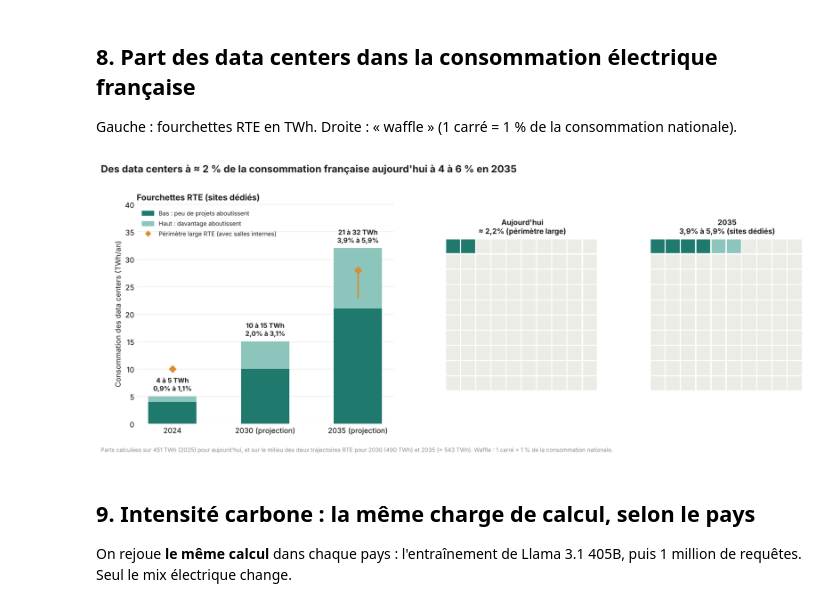
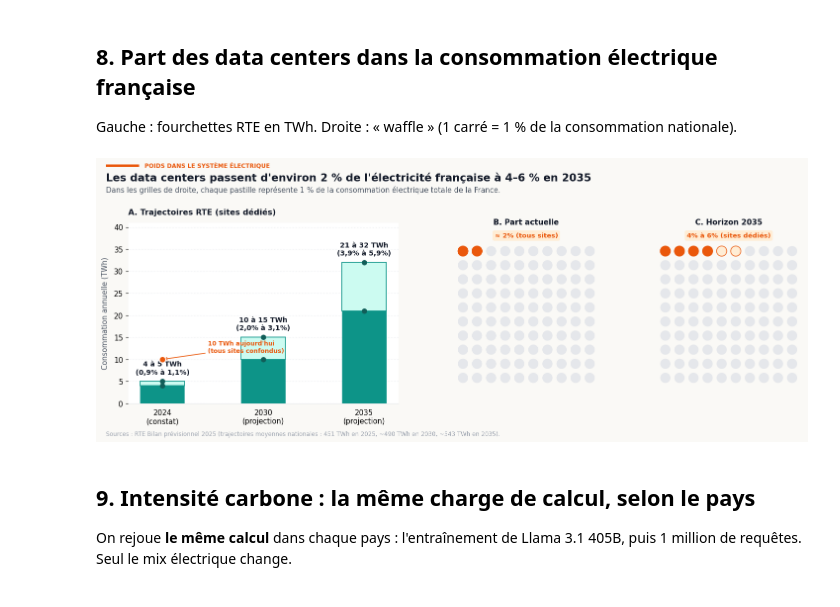
Before and after one commit to DufaudSimon/Projet_Impact_IA_Generative, a Jupyter notebook: Data/Data_centers/Data_center_donnees_externes.ipynb, the cells around one changed output. Cells and saved outputs as stored; diff of their text form; code cells hidden in the pictures.

```diff
--- a/Data/Data_centers/Data_center_donnees_externes.ipynb
+++ b/Data/Data_centers/Data_center_donnees_externes.ipynb
@@ -145,55 +196,79 @@ plt.show()
 ## 8. Part des data centers dans la consommation électrique française
 Gauche : fourchettes RTE en TWh. Droite : « waffle » (1 carré = 1 % de la consommation nationale).
 # %%
-conso = {2025: ext("Consommation électrique France", 2025)}
-for a in (2030, 2035):                                          # milieu des deux trajectoires RTE
-    conso[a] = (ext("Consommation électrique France", a) + ext("Consommation électrique France", a, "valeur_haute")) / 2
-conso[2024] = conso[2025]                                       # base « aujourd'hui »
+conso = {
+    2024: ext("Consommation électrique France", 2025),
+    2030: (ext("Consommation électrique France", 2030, "valeur_basse") + ext("Consommation électrique France", 2030, "valeur_haute")) / 2,
+    2035: (ext("Consommation électrique France", 2035, "valeur_basse") + ext("Consommation électrique France", 2035, "valeur_haute")) / 2,
+}
+dc = {a: (ext("Conso. data centers, sites dédiés", a, "valeur_basse"), ext("Conso. data centers, sites dédiés", a, "valeur_haute")) for a in (2024, 2030, 2035)}
+part = {a: (dc[a][0] / conso[a], dc[a][1] / conso[a]) for a in dc}
+part_large_auj = ext("Conso. data centers, périmètre large", 2026) / conso[2024]
 
-dc = {a: (ext("Conso. data centers, sites dédiés", a), ext("Conso. data centers, sites dédiés", a, "valeur_haute")) for a in (2024, 2030, 2035)}
-part = {a: (dc[a][0] / conso[a], dc[a][1] / conso[a]) for a in dc}
-part_large_auj = ext("Conso. data centers, périmètre large", 2026) / conso[2025]
+fig = plt.figure(figsize=(15, 5.8))
+fig.patch.set_facecolor(BG)
+gs = fig.add_gridspec(1, 3, width_ratios=[1.45, 0.8, 0.8], wspace=0.28)
 
-fig = plt.figure(figsize=(15, 6.2))
-gs = fig.add_gridspec(1, 3, width_ratios=[1.35, .8, .8], wspace=.28)
 ax = fig.add_subplot(gs[0])
+ax.set_facecolor(CARD)
+annees = ["2024\n(constat)", "2030\n(projection)", "2035\n(projection)"]
 xs = np.arange(3)
+
 for x, a in zip(xs, (2024, 2030, 2035)):
     lo, hi = dc[a]
-    ax.bar(x, lo, color=VERT, width=.52, zorder=3)
-    ax.bar(x, hi - lo, bottom=lo, color="#8cc5bc", width=.52, zorder=3)
-    ax.text(x, hi + 1, f"{fmt(lo)} à {fmt(hi)} TWh\n{part[a][0]:.1%} à {part[a][1]:.1%}".replace(".", ","), ha="center", fontsize=10, fontweight="bold")
-ax.scatter([0, 2], [ext("Conso. data centers, périmètre large", 2026), ext("Conso. data centers, périmètre large", 2035, "valeur_haute")],
-           marker="D", color=ORANGE, zorder=4, s=55, label="Périmètre large RTE (avec salles internes)")
-ax.plot([2, 2], [ext("Conso. data centers, périmètre large", 2035), ext("Conso. data centers, périmètre large", 2035, "valeur_haute")], color=ORANGE, lw=2, zorder=3)
-ax.set_xticks(xs, ["2024", "2030 (projection)", "2035 (projection)"]); ax.set_ylim(0, 40)
-ax.set_ylabel("Consommation des data centers (TWh/an)")
-ax.legend(handles=[Patch(color=VERT, label="Bas : peu de projets aboutissent"), Patch(color="#8cc5bc", label="Haut : davantage aboutissent"),
-                   plt.Line2D([], [], marker="D", color=ORANGE, ls="", label="Périmètre large RTE (avec salles internes)")],
-          frameon=False, loc="upper left", fontsize=9)
-ax.set_title("Fourchettes RTE (sites dédiés)"); ax.yaxis.grid(True, color="#e8e8e3", zorder=0)
-for s in ("left", "bottom"): ax.spines[s].set_visible(False)
-ax.tick_params(length=0)
+    ax.bar(x, lo, width=0.44, color=TEAL, zorder=3)
+    ax.bar(x, hi - lo, bottom=lo, width=0.44, color=TEAL_SOFT, edgecolor=TEAL, linewidth=1.2, zorder=3)
+    ax.scatter([x, x], [lo, hi], color=TEAL_DARK, s=45, zorder=4)
+    pct_str = f"{part[a][0]:.1%} à {part[a][1]:.1%}".replace(".", ",")
+    ax.text(x, hi + 1.3, f"{fmt(lo, 0)} à {fmt(hi, 0)} TWh\n({pct_str})", ha="center", va="bottom", fontsize=10, fontweight="bold", color=INK)
 
-def waffle(axw, bas, haut, titre):
-    n_bas, n_haut = round(bas * 100), round(haut * 100)
+large_2026 = ext("Conso. data centers, périmètre large", 2026)
+ax.scatter([0], [large_2026], color=AMBER, s=90, zorder=5, edgecolors="white", linewidth=1.5)
+ax.annotate(f"{fmt(large_2026, 0)} TWh aujourd'hui\n(tous sites confondus)", xy=(0, large_2026), xytext=(0.45, large_2026 + 1.5),
+            fontsize=8.8, fontweight="bold", color=AMBER,
+            arrowprops=dict(arrowstyle="->", color=AMBER, lw=1.2))
+
+ax.set_xticks(xs, annees)
+ax.set_ylim(0, 41)
+ax.set_ylabel("Consommation annuelle (TWh)", labelpad=8)
+ax.set_title("A. Trajectoires RTE (sites dédiés)", loc="left", fontsize=11.5, fontweight="bold", pad=12)
+ax.yaxis.grid(True, color=GRID, ls=":", zorder=0)
+for s in ("top", "right", "left"): ax.spines[s].set_visible(False)
+ax.tick_params(axis="x", length=0, pad=8)
+
+def dot_matrix(axw, n_solid, n_soft, titre, badge_txt):
+    axw.set_facecolor(CARD)
     for i in range(100):
         r, c = divmod(i, 10)
-        col = VERT if i < n_bas else ("#8cc5bc" if i < n_haut else "#ececE6")
-        axw.add_patch(Rectangle((c, 9 - r), .88, .88, color=col))
-    axw.set_xlim(0, 10); axw.set_ylim(0, 10); axw.set_aspect("equal"); axw.axis("off")
-    axw.set_title(titre, fontsize=11, loc="center")
-waffle(fig.add_subplot(gs[1]), part_large_auj, part_large_auj, f"Aujourd'hui\n≈ {part_large_auj:.1%} (périmètre large)".replace(".", ","))
-waffle(fig.add_subplot(gs[2]), part[2035][0], part[2035][1], f"2035\n{part[2035][0]:.1%} à {part[2035][1]:.1%} (sites dédiés)".replace(".", ","))
+        if i < n_solid:
+            col, ec = AMBER, AMBER
+        elif i < n_soft:
+            col, ec = AMBER_SOFT, AMBER
+        else:
+            col, ec = "#E5E7EB", "none"
+        axw.add_patch(Circle((c + 0.5, 9.5 - r), 0.36, facecolor=col, edgecolor=ec, lw=1.0))
+    axw.set_xlim(-0.3, 10.3)
+    axw.set_ylim(-0.3, 10.5)
+    axw.set_aspect("equal")
+    axw.axis("off")
+    axw.set_title(titre, fontsize=11, fontweight="bold", color=INK, pad=18)
+    axw.text(5, 10.6, badge_txt, ha="center", va="center", fontsize=9.5, fontweight="bold", color=AMBER,
+             bbox=dict(boxstyle="round,pad=0.3", fc=AMBER_SOFT, ec="none"))
 
-fig.suptitle("Des data centers à ≈ 2 % de la consommation française aujourd'hui à 4 à 6 % en 2035", x=.01, ha="left", fontsize=15, fontweight="bold")
-fig.text(.01, .005, "Parts calculées sur 451 TWh (2025) pour aujourd'hui, et sur le milieu des deux trajectoires RTE pour 2030 (490 TWh) et 2035 (≈ 543 TWh). "
-         "Waffle : 1 carré = 1 % de la consommation nationale.", fontsize=8.5, color=GRIS)
-plt.subplots_adjust(top=.84, bottom=.1, left=.06, right=.99)
-plt.savefig("figures/8_part_consommation.png", bbox_inches="tight", facecolor="white")
+dot_matrix(fig.add_subplot(gs[1]), round(part_large_auj * 100), round(part_large_auj * 100),
+           "B. Part actuelle", f"≈ {part_large_auj:.0%} (tous sites)")
+dot_matrix(fig.add_subplot(gs[2]), round(part[2035][0] * 100), round(part[2035][1] * 100),
+           "C. Horizon 2035", f"{part[2035][0]:.0%} à {part[2035][1]:.0%} (sites dédiés)")
+
+add_header(fig, "Poids dans le système électrique",
+           "Les data centers passent d'environ 2 % de l'électricité française à 4–6 % en 2035",
+           "Dans les grilles de droite, chaque pastille représente 1 % de la consommation électrique totale de la France.")
+add_footer(fig, "Sources : RTE Bilan prévisionnel 2025 (trajectoires moyennes nationales : 451 TWh en 2025, ~490 TWh en 2030, ~543 TWh en 2035).")
+plt.subplots_adjust(top=0.76, bottom=0.13, left=0.06, right=0.97)
+plt.savefig("figures/8_part_consommation_design.png", bbox_inches="tight")
 plt.show()
 # %% [output]
-[figure, old version]
+[figure, new version]
 # %% [markdown]
 ## 9. Intensité carbone : la même charge de calcul, selon le pays
 On rejoue **le même calcul** dans chaque pays : l'entraînement de Llama 3.1 405B, puis 1 million de requêtes. Seul le mix électrique change.
```
Also changed, not shown: parts of 5 cells of this notebook, 23 other files.
